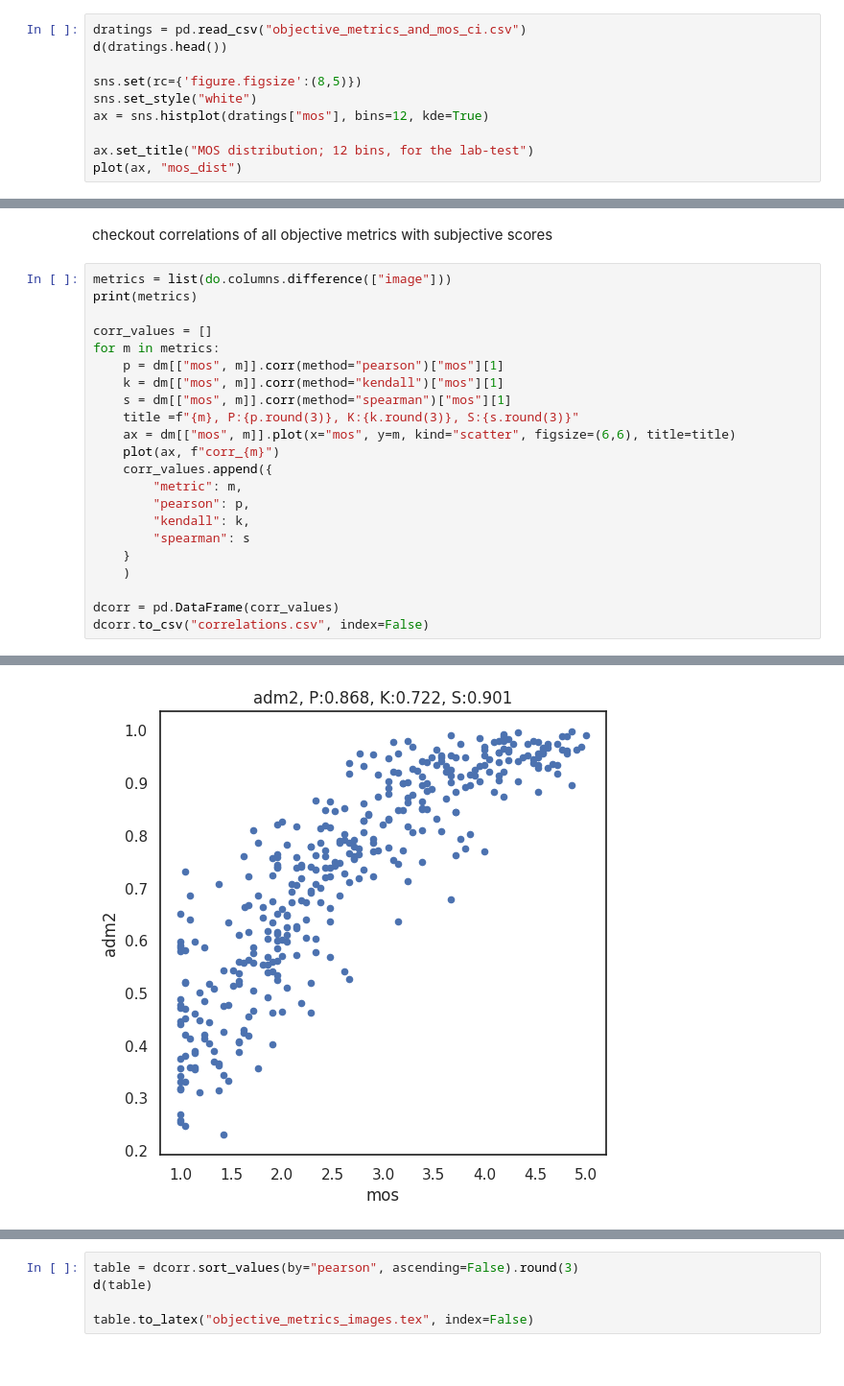
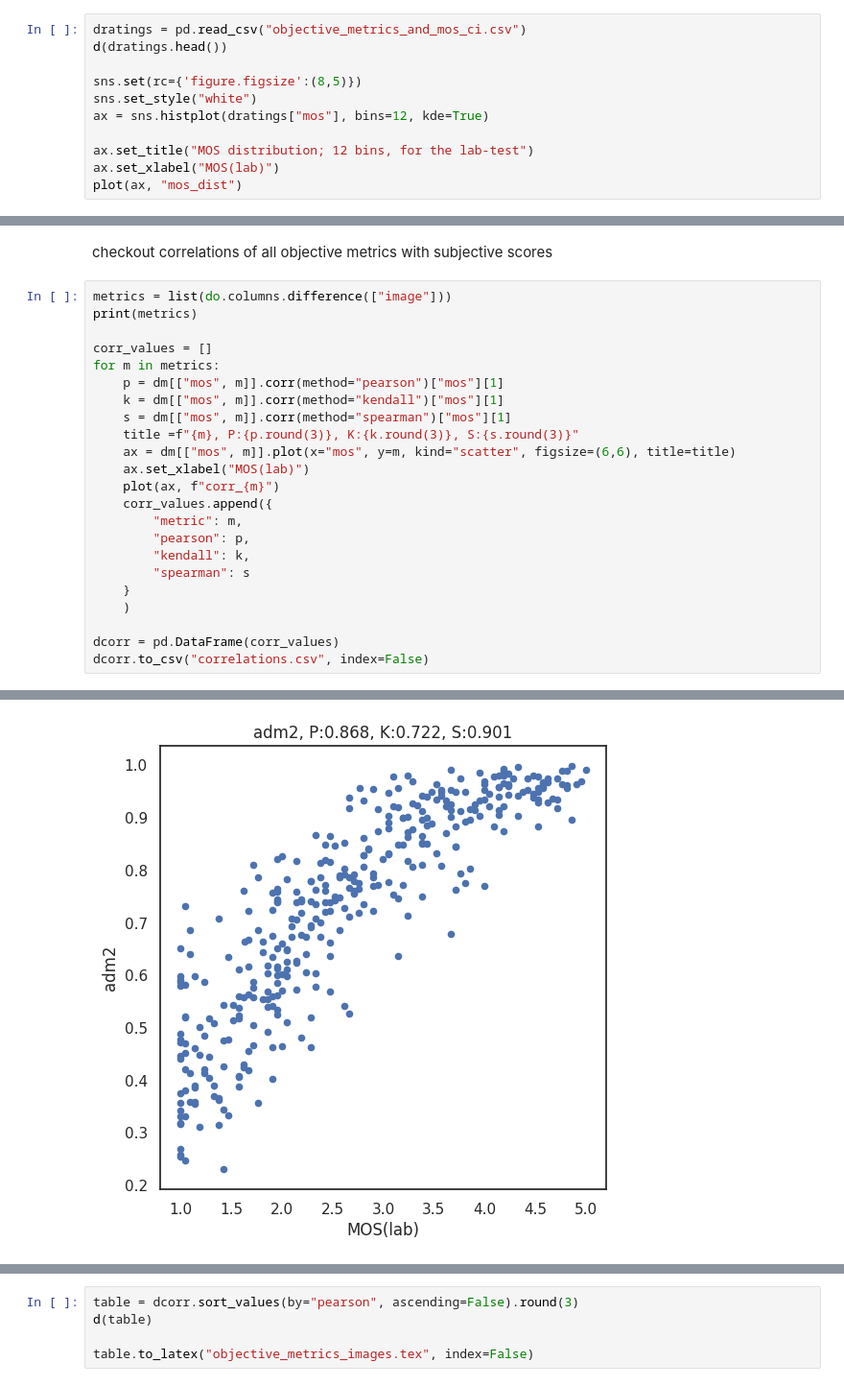
Before and after one commit to Telecommunication-Telemedia-Assessment/image_quality_test, a Jupyter notebook: test_1/analyze_ratings.ipynb, the cells around one changed output, grey strips where cells are left out. Shown at 96% size. Drawn from its saved outputs; the diff is of its cells as text.

```diff
--- a/test_1/analyze_ratings.ipynb
+++ b/test_1/analyze_ratings.ipynb
@@ -291,6 +293,7 @@ sns.set_style("white")
 ax = sns.histplot(dratings["mos"], bins=12, kde=True)
 
 ax.set_title("MOS distribution; 12 bins, for the lab-test")
+ax.set_xlabel("MOS(lab)")
 plot(ax, "mos_dist")
 # %% [output]
 |  | image_name | mos | ci | std | image | vmaf | adm2 | psnr | ssim | ms_ssim | ... |
@@ -305,25 +308,26 @@ checkout correlations of all objective metrics with subjective scores
 # %%
 metrics = list(do.columns.difference(["image"]))
 print(metrics)
 
 corr_values = []
 for m in metrics:
     p = dm[["mos", m]].corr(method="pearson")["mos"][1]
     k = dm[["mos", m]].corr(method="kendall")["mos"][1]
     s = dm[["mos", m]].corr(method="spearman")["mos"][1]
     title =f"{m}, P:{p.round(3)}, K:{k.round(3)}, S:{s.round(3)}"
     ax = dm[["mos", m]].plot(x="mos", y=m, kind="scatter", figsize=(6,6), title=title)
+    ax.set_xlabel("MOS(lab)")
     plot(ax, f"corr_{m}")
     corr_values.append({
         "metric": m,
         "pearson": p,
         "kendall": k,
         "spearman": s
     }
     )
 
 dcorr = pd.DataFrame(corr_values)
 dcorr.to_csv("correlations.csv", index=False)
 # %% [output]
 ['adm2', 'ms_ssim', 'psnr', 'ssim', 'vif_scale0', 'vif_scale1', 'vif_scale2', 'vif_scale3', 'vmaf']
-[figure, old version]
+[figure, new version]
```
Also changed, not shown: parts of 3 cells of this notebook, 23 other files.
